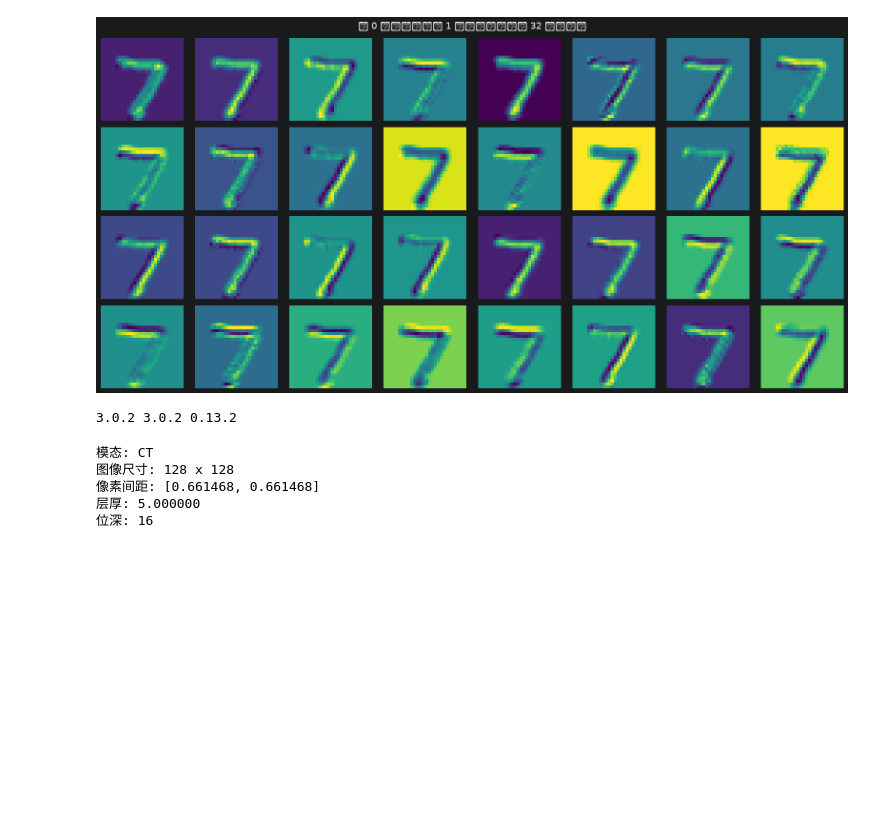
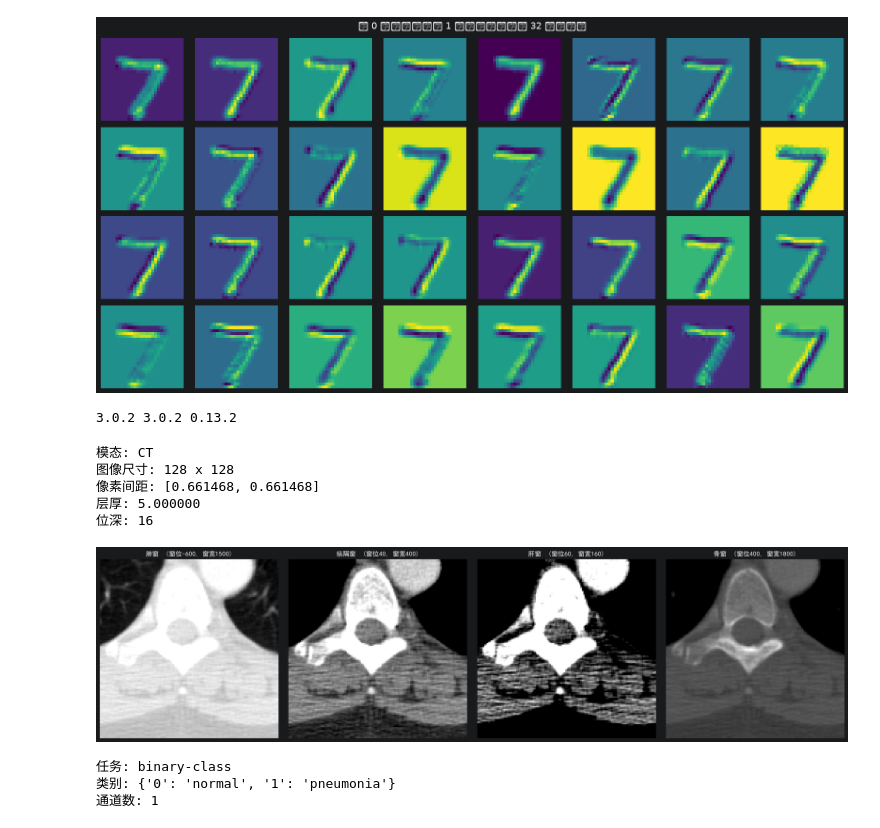
Before and after one commit to xuanyi520/machine-learning-and-deep-learning, a Jupyter notebook: 练习代码/Learn.ipynb, the cells around one changed output. Saved outputs shown, nothing was run; the diff lists cells and outputs as text; code cells hidden in the pictures; blank space fills up the shorter version.

```diff
--- a/练习代码/Learn.ipynb
+++ b/练习代码/Learn.ipynb
@@ -1770,3 +1770,71 @@ print("位深:", ds.BitsStored)                   # 存储位数
 像素间距: [0.661468, 0.661468]
 层厚: 5.000000
 位深: 16
+# %%
+import numpy as np
+import matplotlib.pyplot as plt
+plt.rcParams['font.sans-serif'] = ['SimHei']          # 中文标题不显示方块
+plt.rcParams['axes.unicode_minus'] = False            # 负号正常显示
+
+# ① 原始像素值 → HU 值
+pixels = ds.pixel_array                               # 原始整数，不是 HU
+slope = float(getattr(ds, 'RescaleSlope', 1))         # 斜率
+intercept = float(getattr(ds, 'RescaleIntercept', 0)) # 截距
+hu = pixels.astype(np.float32) * slope + intercept    # 换算成
+
+
+# ② 窗宽窗位函数（讲义第五节）
+def apply_window(img_hu, center, width):
+  low  = center - width / 2                         # 窗下边界
+  high = center + width / 2                         # 窗上边界
+  img = np.clip(img_hu, low, high)                  # 窗外压到边界
+  img = (img - low) / (high - low) * 255            # 窗内拉到 0~255
+  return img.astype(np.uint8)                       # 转成屏幕整数
+
+# ③ 四套窗，一行四张图
+windows = {
+  '肺窗':   (-600, 1500),
+  '纵隔窗': (40,   400),
+  '肝窗':   (60,   160),
+  '骨窗':   (400,  1800),
+}
+fig, axes = plt.subplots(1, 4, figsize=(20, 5))       # 1 行 4 个画布
+for ax, (name, (c, w)) in zip(axes, windows.items()): # 每个画布配一套窗
+  ax.imshow(apply_window(hu, c, w), cmap='gray')    # 套窗后显示
+  ax.set_title(f'{name}  (窗位{c}, 窗宽{w})')
+  ax.axis('off')                                    # 隐藏坐标刻度
+plt.tight_layout()
+plt.show()
+# %% [output]
+[figure, added]
+# %%
+import numpy as np
+import torch
+import torch.nn as nn
+import torch.optim as optim
+import matplotlib.pyplot as plt
+from torch.utils.data import DataLoader
+from torchvision import transforms
+import medmnist
+from medmnist import INFO
+from pathlib import Path
+
+plt.rcParams['font.sans-serif'] = ['SimHei']
+plt.rcParams['axes.unicode_minus'] = False
+
+ROOT = Path(r'E:\AI学习\练习代码\data\medmnist')   # 数据放 E 盘，不占 C 盘
+ROOT.mkdir(parents=True, exist_ok=True)            # 目录要自己建
+
+#选数据集
+data_flag = 'pneumoniamnist'#肺炎胸片
+info = INFO[data_flag]
+DataClass = getattr(medmnist,info['python_class'])
+n_classes = len(info['label'])
+
+print("任务:", info['task'])
+print("类别:", info['label'])
+print("通道数:", info['n_channels'])
+# %% [output]
+任务: binary-class
+类别: {'0': 'normal', '1': 'pneumonia'}
+通道数: 1
```
Also changed, not shown: 3 other files.
